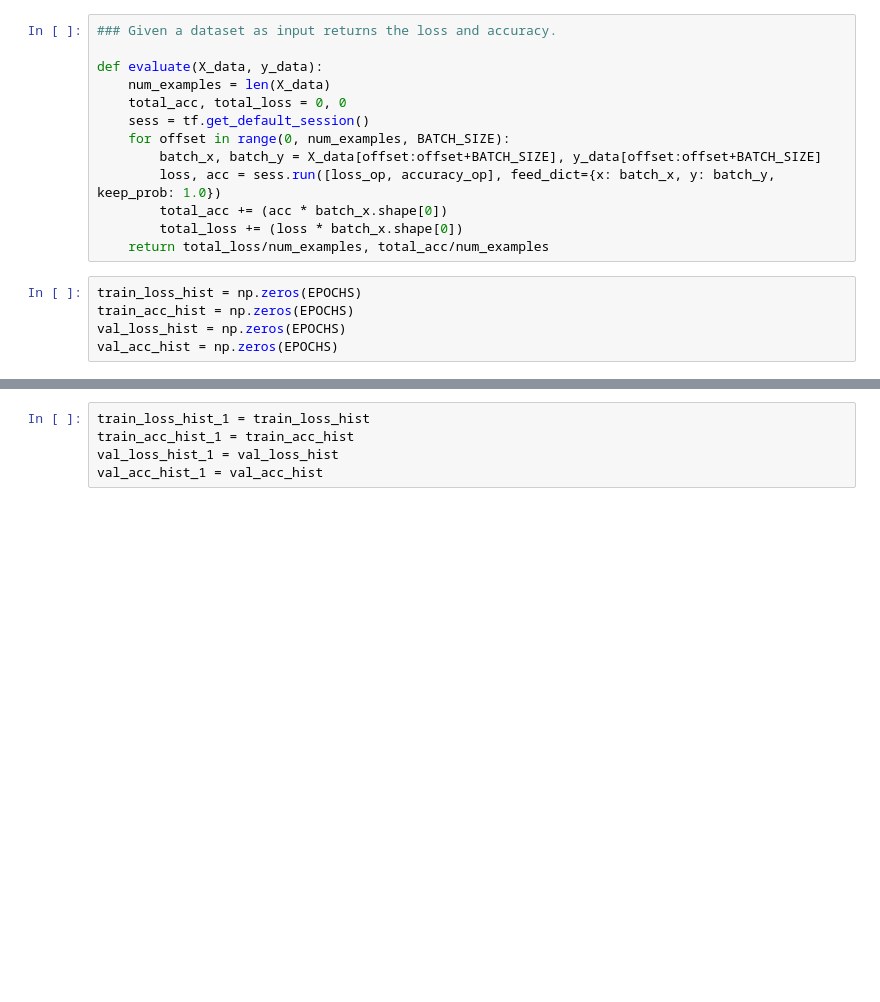
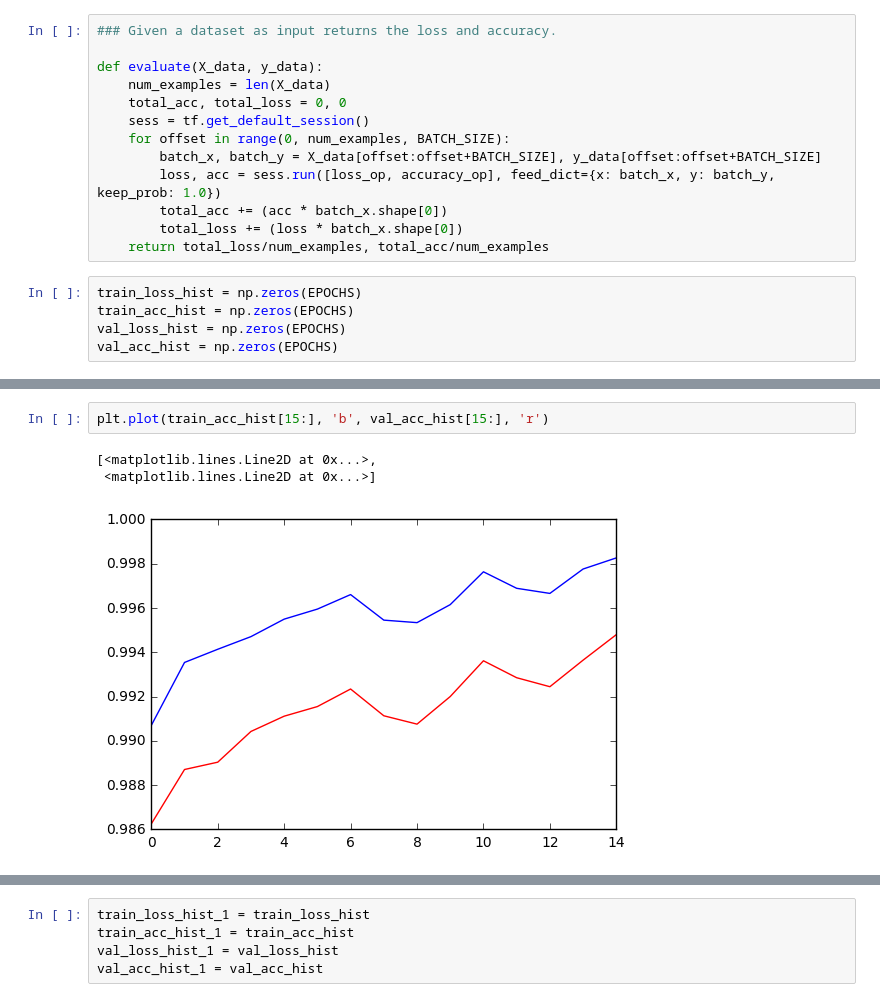
Before and after one commit to apereiral/CarND-Traffic-Sign-Classifier-Project, a Jupyter notebook: Traffic_Sign_Classifier.ipynb, the cells around one changed output, grey strips where cells are left out. Saved outputs shown, nothing was run; the diff lists cells and outputs as text; blank space fills up the shorter version.

```diff
--- a/Traffic_Sign_Classifier.ipynb
+++ b/Traffic_Sign_Classifier.ipynb
@@ -616,0 +587,6 @@ EPOCH 11 ...
+# %%
+plt.plot(train_acc_hist[15:], 'b', val_acc_hist[15:], 'r')
+# %% [output]
+[<matplotlib.lines.Line2D at 0x...>,
+ <matplotlib.lines.Line2D at 0x...>]
+[figure, added]
```
Also changed, not shown: parts of 10 cells of this notebook, 3 other files.
